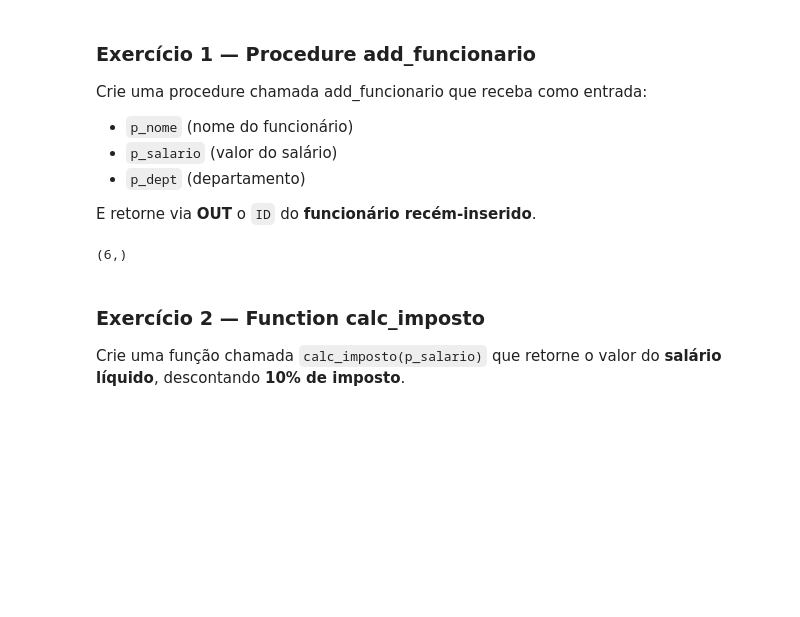
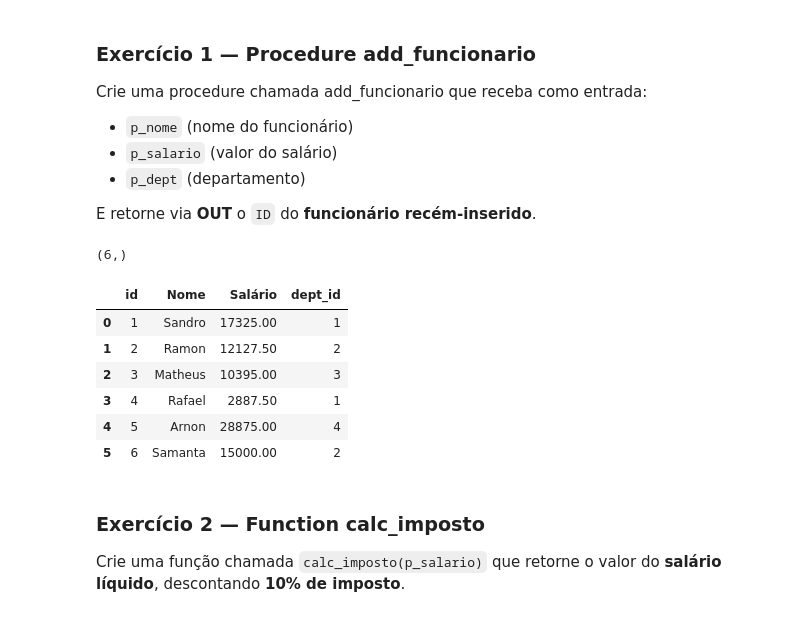
Before and after one commit to jpsantos8/LABD---Atividades, a Jupyter notebook: LABD_aulas/11_Procedures_Functions_Triggers.ipynb, the cells around one changed output. Cells and saved outputs as stored; diff of their text form; code cells hidden in the pictures; blank space fills up the shorter version.

```diff
--- a/LABD_aulas/11_Procedures_Functions_Triggers.ipynb
+++ b/LABD_aulas/11_Procedures_Functions_Triggers.ipynb
@@ -445,6 +451,17 @@ conn.commit()
 cursor.fetchone()
 # %% [output]
 (6,)
+# %%
+cursor.execute("SELECT * FROM funcionarios ORDER BY id;")
+pd.DataFrame(cursor.fetchall(), columns=['id', 'Nome', 'Salário', 'dept_id'])
+# %% [output]
+|  | id | Nome | Salário | dept_id |
+| 0 | 1 | Sandro | 17325.00 | 1 |
+| 1 | 2 | Ramon | 12127.50 | 2 |
+| 2 | 3 | Matheus | 10395.00 | 3 |
+| 3 | 4 | Rafael | 2887.50 | 1 |
+| 4 | 5 | Arnon | 28875.00 | 4 |
+| 5 | 6 | Samanta | 15000.00 | 2 |
 # %% [markdown]
 ### Exercício 2 — Function calc_imposto
 
```
Also changed, not shown: parts of 8 cells of this notebook.
